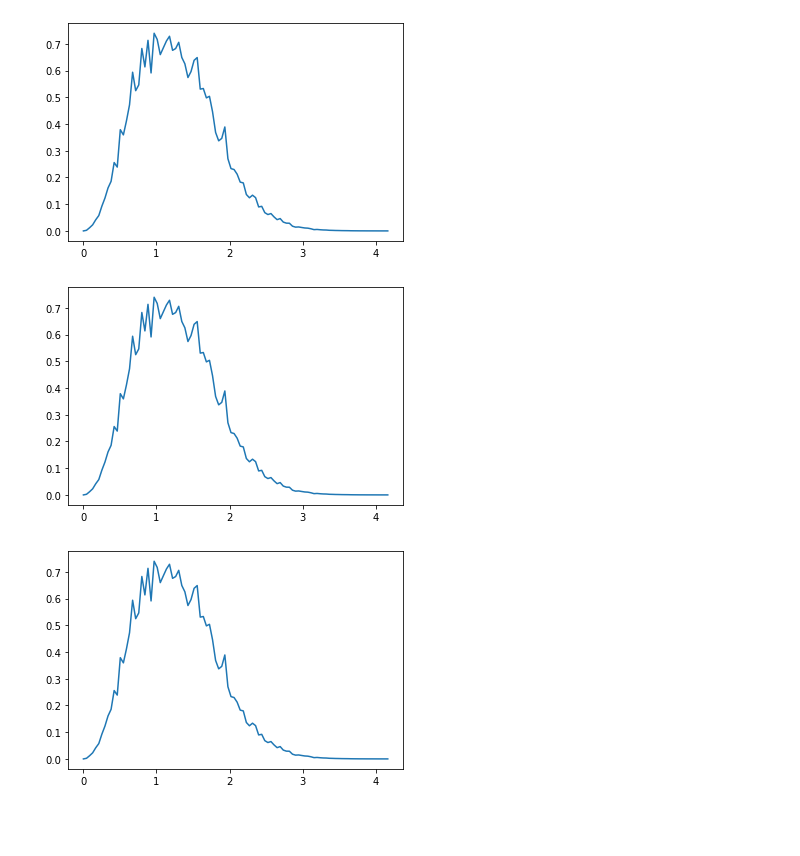
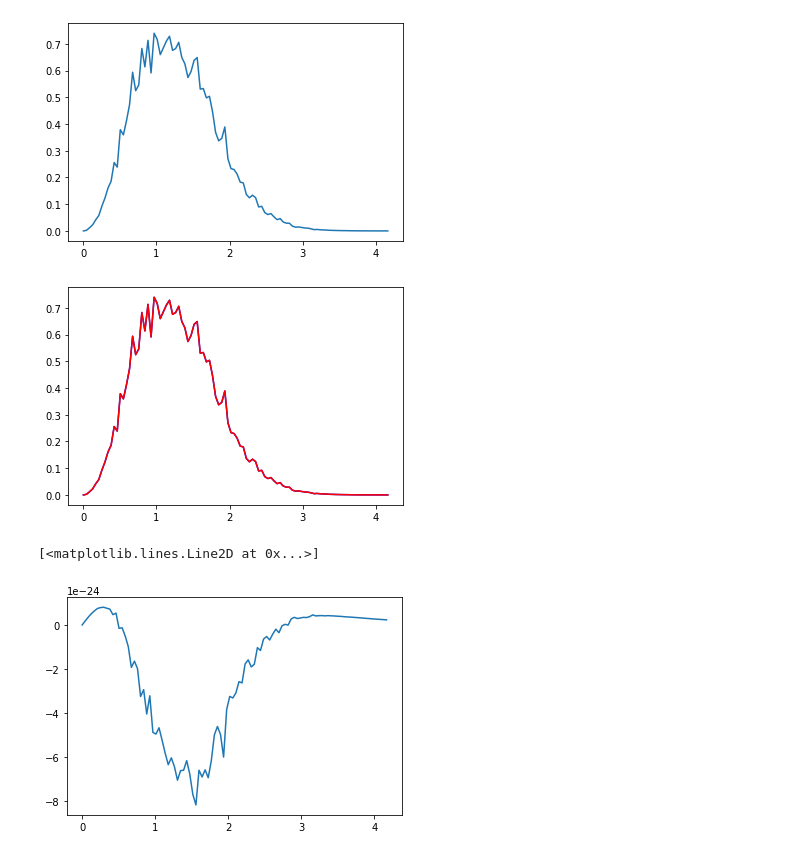
Before and after one commit to hannahrasmussen/CollisionApprox, a Jupyter notebook: README.ipynb, the cells around one changed output. Saved outputs shown, nothing was run; the diff lists cells and outputs as text; code cells hidden in the pictures; blank space fills up the shorter version.

```diff
--- a/README.ipynb
+++ b/README.ipynb
@@ -148,7 +151,7 @@ def n_e(T):
 # %%
 a = 1.2
 T = 0.8 #proportional to temp
-ne = n_e(T)
+ne = ca.n_e(T)
 e_arr = np.linspace(0,5,100)
 p_arr = e_arr/a
 f_arr = np.sqrt(2/np.pi)*p_arr**2*(np.e**((-p_arr**2)/(2*T**2))/T**3) #thermal equilibrium probability distribution function
@@ -171,16 +172,15 @@ A_new, n_new = ca.model_An_new(a,T,0.9*T*a,e_arr,f_arr)
 # %%
-model_new = -A_new * ne * (Gf**2) * (T**(2-n_new)) * (p_arr**n_new) * (f_arr - ca.f_eq(p_arr, T, 0))
+A, n = ca.model_An(a,T,1/(0.9*T*a))
+model = -A * ne * (Gf**2) * (T**(2-n)) * (p_arr**n) * (f_arr - ca.f_eq(p_arr, T, 0))
 
 plt.figure()
-plt.plot(p_arr,f_arr+model_new)
+plt.plot(p_arr,f_arr,color="blue")
+plt.plot(p_arr,f_arr+model,color="red")
 plt.show()
 
-A_old, n_old = ca.model_An(a,T,0.9*T*a)
-model_old = -A_old * ne * (Gf**2) * (T**(2-n_old)) * (p_arr**n_old) * (f_arr - ca.f_eq(p_arr, T, 0))
-
 plt.figure()
-plt.plot(p_arr,f_arr+model_old)
-plt.show()
+plt.plot(p_arr,model)
 # %% [output]
-[figure, old version]
+[figure, new version]
+[<matplotlib.lines.Line2D at 0x...>]
-[figure, old version]
+[figure, new version]
```
Also changed, not shown: parts of 6 cells of this notebook, 1 other file.
